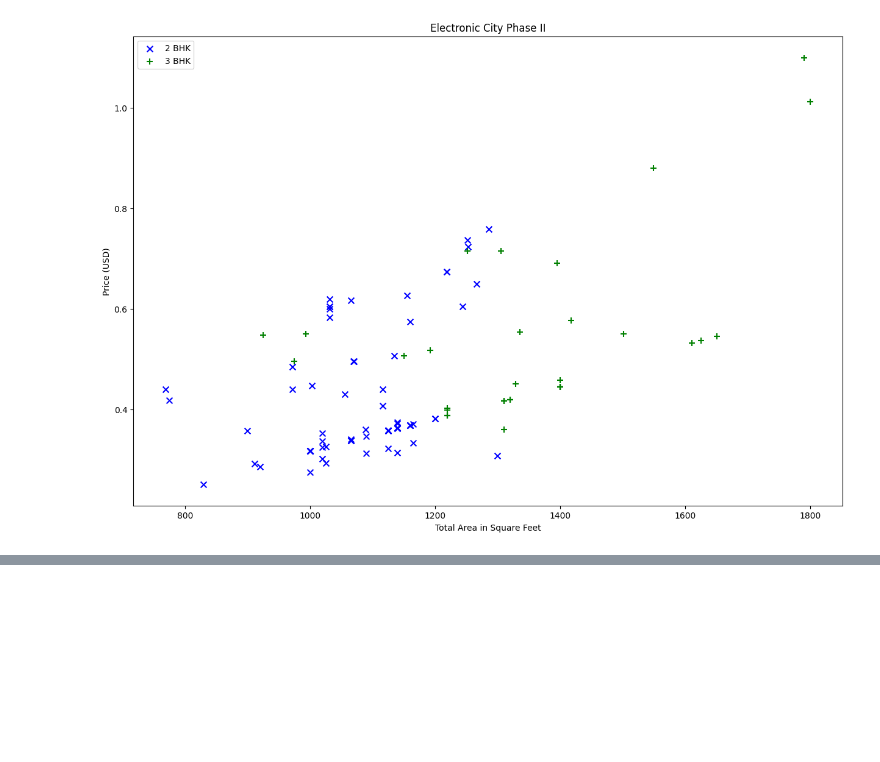
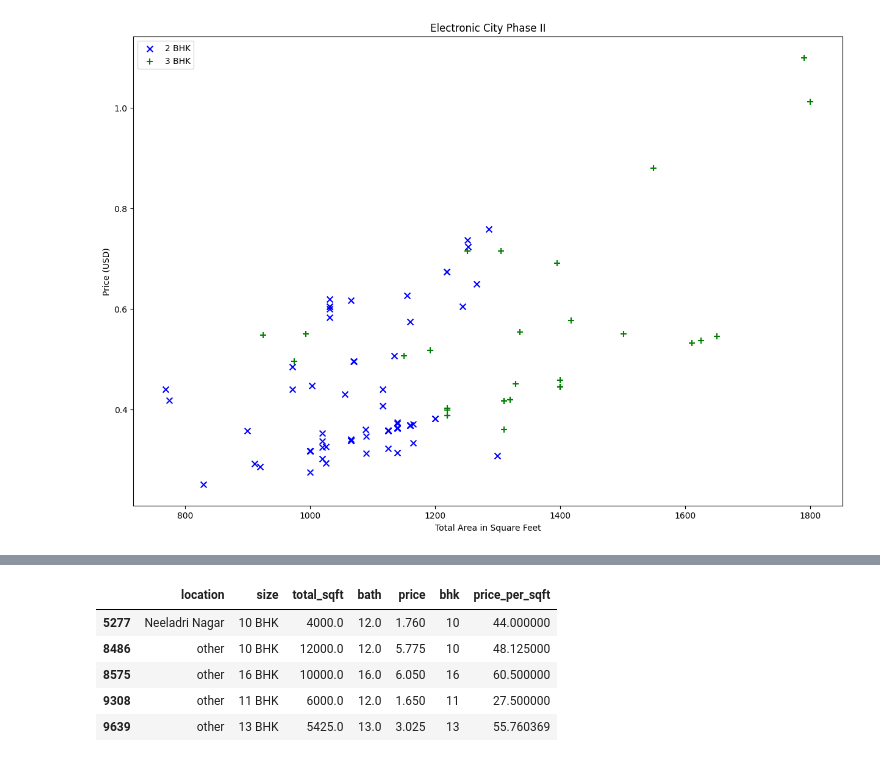
Before and after one commit to benboda/Real_Estate_Price_Prediction_Project, a Jupyter notebook: Model/firstscript.ipynb, the cells around one changed output, grey strips where cells are left out. Drawn from its saved outputs; the diff is of its cells as text; code cells hidden in the pictures; blank space fills up the shorter version.

```diff
--- a/Model/firstscript.ipynb
+++ b/Model/firstscript.ipynb
@@ -311,0 +347,9 @@ plot_scatter_chart(df7, "Electronic City Phase II")
+# %%
+df8[df8["bath"] > 10]
+# %% [output]
+|  | location | size | total_sqft | bath | price | bhk | price_per_sqft |
+| 5277 | Neeladri Nagar | 10 BHK | 4000.0 | 12.0 | 1.760 | 10 | 44.000000 |
+| 8486 | other | 10 BHK | 12000.0 | 12.0 | 5.775 | 10 | 48.125000 |
+| 8575 | other | 16 BHK | 10000.0 | 16.0 | 6.050 | 16 | 60.500000 |
+| 9308 | other | 11 BHK | 6000.0 | 12.0 | 1.650 | 11 | 27.500000 |
+| 9639 | other | 13 BHK | 5425.0 | 13.0 | 3.025 | 13 | 55.760369 |
```
Also changed, not shown: parts of 31 cells of this notebook, 2 other files.
